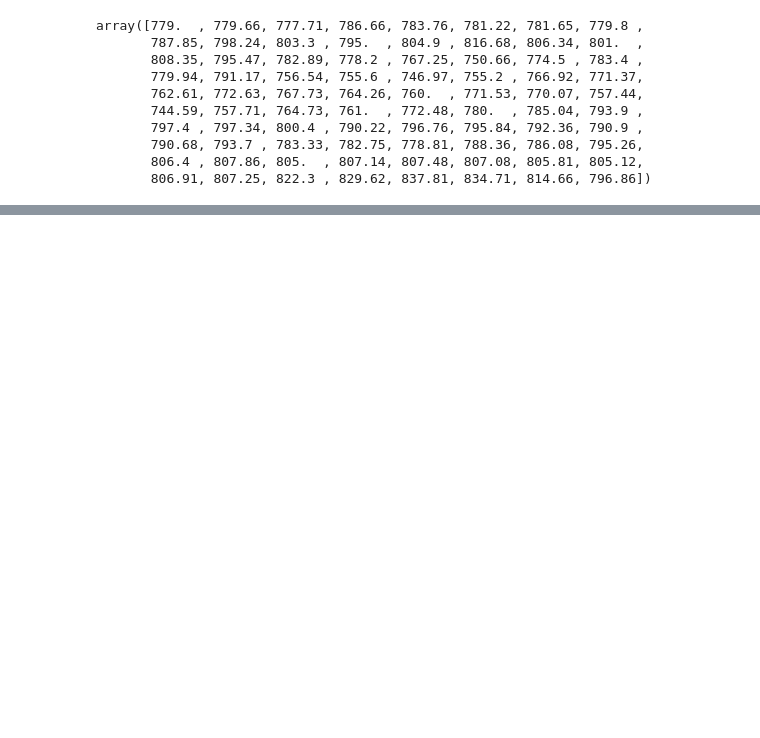
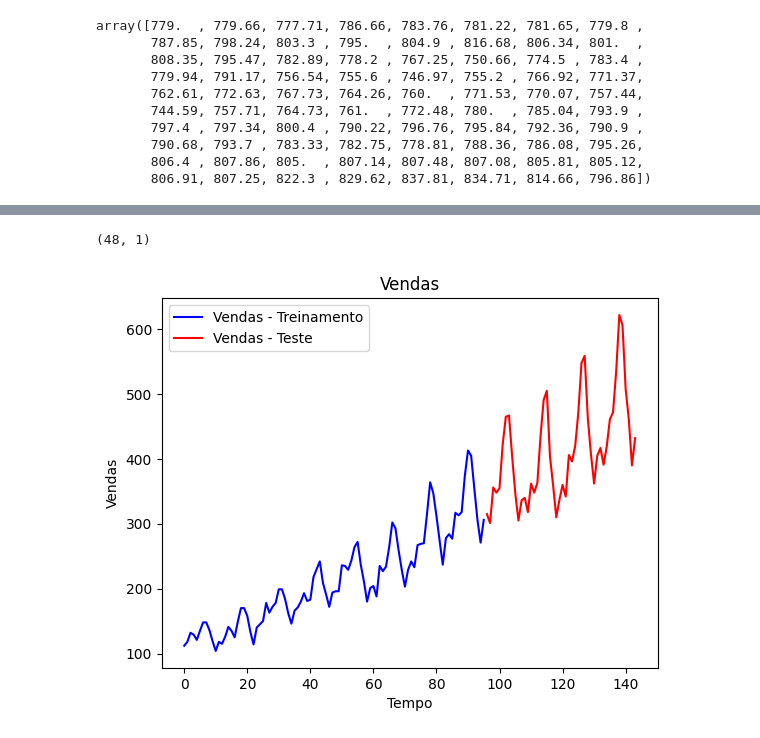
Before and after one commit to LucasFCO/Estagio, a Jupyter notebook: Sprint 03/exercicios/exercicios_ia_ml.ipynb, the cells around one changed output, grey strips where cells are left out. Cells and saved outputs as stored; diff of their text form; code cells hidden in the pictures; blank space fills up the shorter version.

```diff
--- a/Sprint 03/exercicios/exercicios_ia_ml.ipynb
+++ b/Sprint 03/exercicios/exercicios_ia_ml.ipynb
@@ -1471,0 +2062,20 @@ plt.show()
+# %%
+dataset_test = pd.read_csv(".\data\Salestest.csv")
+# %%
+dataset_test.shape
+# %% [output]
+(48, 1)
+# %%
+train_values = dataset_train['data'].values
+test_values = dataset_test['data'].values
+total_values = np.concatenate((train_values, test_values), axis=0)
+time_index = range(len(total_values))
+plt.plot(time_index[:len(train_values)], train_values, color='blue', label='Vendas - Treinamento')
+plt.plot(time_index[len(train_values):], test_values, color='red', label="Vendas - Teste")
+plt.title("Vendas")
+plt.xlabel("Tempo")
+plt.ylabel("Vendas")
+plt.legend()
+plt.show()
+# %% [output]
+[figure, added]
```
Also changed, not shown: parts of 184 cells of this notebook, 22 other files.
